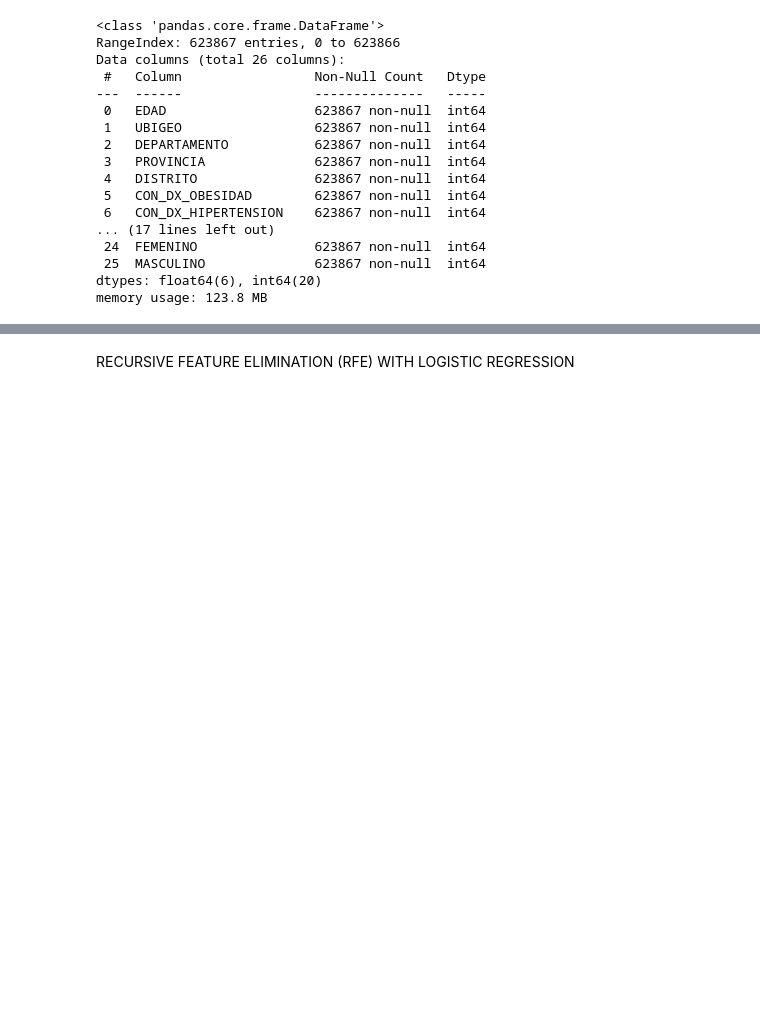
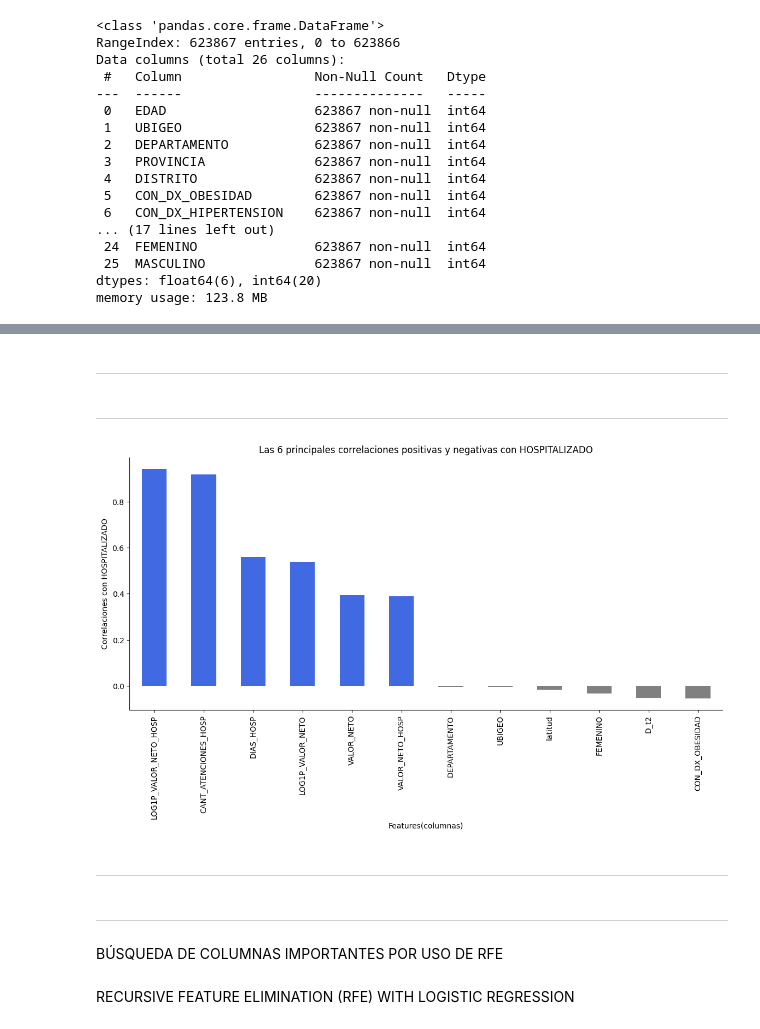
Before and after one commit to Sergius-DS/elecciOn_datasets, a Jupyter notebook: diabetes_EDA_Limpieza_30_Nov2024.ipynb, the cells around one changed output, grey strips where cells are left out. Saved outputs shown, nothing was run; the diff lists cells and outputs as text; code cells hidden in the pictures; blank space fills up the shorter version.

```diff
--- a/diabetes_EDA_Limpieza_30_Nov2024.ipynb
+++ b/diabetes_EDA_Limpieza_30_Nov2024.ipynb
@@ -847,3 +701,59 @@ memory usage: 123.8 MB
+# %% [markdown]
+
+
+---
+# %% [markdown]
+
+
+---
+# %%
+# Calcular la matriz de correlación y extraer correlaciones con 'HOSPITALIZADO'
+corr_matrix = caracteristicas_importantes.corr()
+corr_with_target = corr_matrix['HOSPITALIZADO'].drop('HOSPITALIZADO')  # Exclude the target itself
+
+# Ordenar las correlaciones en orden descendente
+sorted_corr = corr_with_target.sort_values(ascending=False)
+
+# Seleccionar las 6 características positivas y las 6 negativas más importantes
+top_positive_features = sorted_corr.head(6).index.tolist()
+top_negative_features = sorted_corr.tail(6).index.tolist()
+selected_features = top_positive_features + top_negative_features
+
+# Opcional: Mostrar las características seleccionadas
+#print("Top Positive Features:", top_positive_features)
+#print("Top Negative Features:", top_negative_features)
+# %%
+# Crear un mapa de  colores para el gráfico
+colors = ['#4169E1'] * len(top_positive_features) + ['gray'] * len(top_negative_features)
+
+# Crear un gráfico de barras para las correlaciones seleccionadas
+plt.figure(figsize=(14, 6))
+sorted_corr[selected_features].plot.bar(color=colors)
+
+# Agregar etiquetas y título
+plt.xlabel('Features(columnas)')
+plt.ylabel('Correlaciones con HOSPITALIZADO')
+plt.title('Las 6 principales correlaciones positivas y negativas con HOSPITALIZADO')
+
+# Customizar la estética del gráfico
+ax = plt.gca()
+ax.spines['right'].set_visible(False)
+ax.spines['top'].set_visible(False)
+
+# Mostrar el gráfico
+plt.show()
+# %% [output]
+[figure, added]
+# %% [markdown]
+
+
+---
+# %% [markdown]
+
+
+---
+# %% [markdown]
+BÚSQUEDA DE COLUMNAS IMPORTANTES POR USO DE RFE
 # %% [markdown]
 RECURSIVE FEATURE ELIMINATION (RFE) WITH LOGISTIC REGRESSION
 # %%
```
Also changed, not shown: parts of 14 cells of this notebook.
